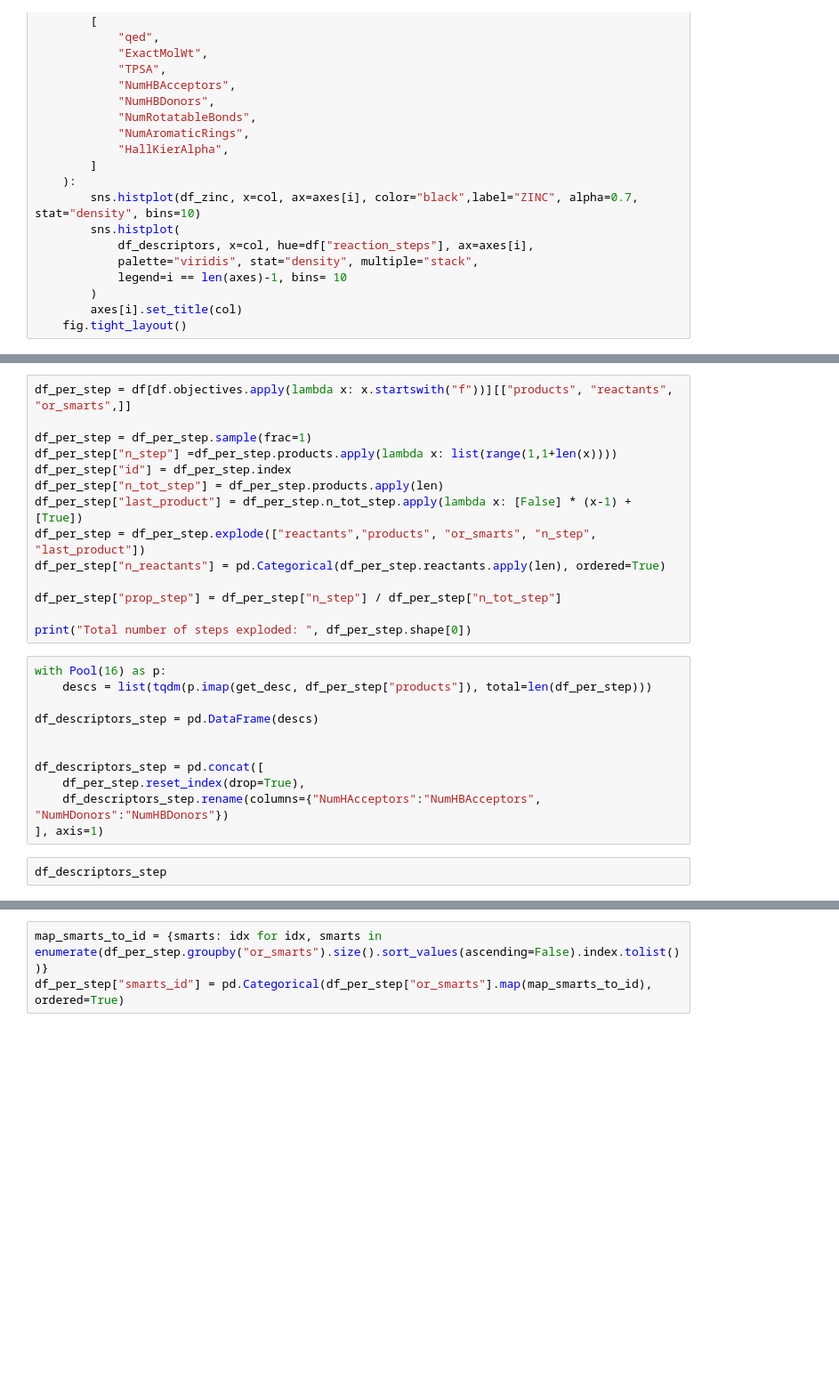
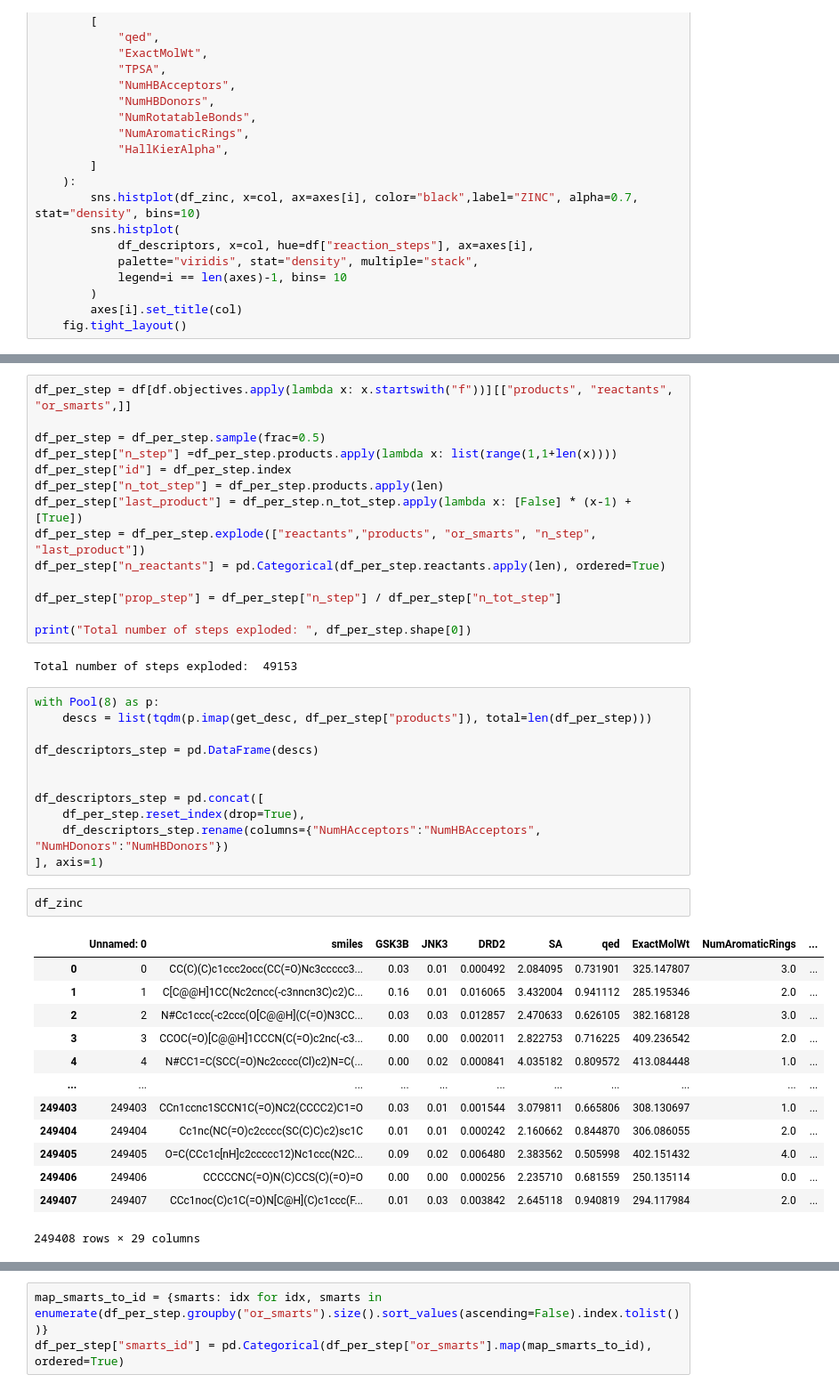
Before and after one commit to Fransou/MolGenDocking, a Jupyter notebook: notebooks/data/MOLREAC_dataset.ipynb, the cells around one changed output, grey strips where cells are left out. Shown at 89% size. Cells and saved outputs as stored; diff of their text form; blank space fills up the shorter version.

```diff
--- a/notebooks/data/MOLREAC_dataset.ipynb
+++ b/notebooks/data/MOLREAC_dataset.ipynb
@@ -161,7 +211,7 @@ plot_descriptor_distributions(df_descriptors, df_zinc)
 # %%
 df_per_step = df[df.objectives.apply(lambda x: x.startswith("f"))][["products", "reactants", "or_smarts",]]
 
-df_per_step = df_per_step.sample(frac=1)
+df_per_step = df_per_step.sample(frac=0.5)
 df_per_step["n_step"] =df_per_step.products.apply(lambda x: list(range(1,1+len(x))))
 df_per_step["id"] = df_per_step.index
 df_per_step["n_tot_step"] = df_per_step.products.apply(len)
@@ -172,8 +222,10 @@ df_per_step["n_reactants"] = pd.Categorical(df_per_step.reactants.apply(len), or
 df_per_step["prop_step"] = df_per_step["n_step"] / df_per_step["n_tot_step"]
 
 print("Total number of steps exploded: ", df_per_step.shape[0])
+# %% [output]
+Total number of steps exploded:  49153
 # %%
-with Pool(16) as p:
+with Pool(8) as p:
     descs = list(tqdm(p.imap(get_desc, df_per_step["products"]), total=len(df_per_step)))
 
 df_descriptors_step = pd.DataFrame(descs)
@@ -183,8 +235,22 @@ df_descriptors_step = pd.concat([
     df_per_step.reset_index(drop=True),
     df_descriptors_step.rename(columns={"NumHAcceptors":"NumHBAcceptors", "NumHDonors":"NumHBDonors"})
 ], axis=1)
-# %%
-df_descriptors_step
+# %%
+df_zinc
+# %% [output]
+|  | Unnamed: 0 | smiles | GSK3B | JNK3 | DRD2 | SA | qed | ExactMolWt | NumAromaticRings | ... |
+| 0 | 0 | CC(C)(C)c1ccc2occ(CC(=O)Nc3ccccc3... | 0.03 | 0.01 | 0.000492 | 2.084095 | 0.731901 | 325.147807 | 3.0 | ... |
+| 1 | 1 | C[C@@H]1CC(Nc2cncc(-c3nncn3C)c2)C... | 0.16 | 0.01 | 0.016065 | 3.432004 | 0.941112 | 285.195346 | 2.0 | ... |
+| 2 | 2 | N#Cc1ccc(-c2ccc(O[C@@H](C(=O)N3CC... | 0.03 | 0.03 | 0.012857 | 2.470633 | 0.626105 | 382.168128 | 3.0 | ... |
+| 3 | 3 | CCOC(=O)[C@@H]1CCCN(C(=O)c2nc(-c3... | 0.00 | 0.00 | 0.002011 | 2.822753 | 0.716225 | 409.236542 | 2.0 | ... |
+| 4 | 4 | N#CC1=C(SCC(=O)Nc2cccc(Cl)c2)N=C(... | 0.00 | 0.02 | 0.000841 | 4.035182 | 0.809572 | 413.084448 | 1.0 | ... |
+| ... | ... | ... | ... | ... | ... | ... | ... | ... | ... | ... |
+| 249403 | 249403 | CCn1ccnc1SCCN1C(=O)NC2(CCCC2)C1=O | 0.03 | 0.01 | 0.001544 | 3.079811 | 0.665806 | 308.130697 | 1.0 | ... |
+| 249404 | 249404 | Cc1nc(NC(=O)c2cccc(SC(C)C)c2)sc1C | 0.01 | 0.01 | 0.000242 | 2.160662 | 0.844870 | 306.086055 | 2.0 | ... |
+| 249405 | 249405 | O=C(CCc1c[nH]c2ccccc12)Nc1ccc(N2C... | 0.09 | 0.02 | 0.006480 | 2.383562 | 0.505998 | 402.151432 | 4.0 | ... |
+| 249406 | 249406 | CCCCCNC(=O)N(C)CCS(C)(=O)=O | 0.00 | 0.00 | 0.000256 | 2.235710 | 0.681559 | 250.135114 | 0.0 | ... |
+| 249407 | 249407 | CCc1noc(C)c1C(=O)N[C@H](C)c1ccc(F... | 0.01 | 0.03 | 0.003842 | 2.645118 | 0.940819 | 294.117984 | 2.0 | ... |
+249408 rows × 29 columns
 # %%
 N_TO_PLOT = 25
 
```
Also changed, not shown: parts of 13 cells of this notebook, 3 other files.
